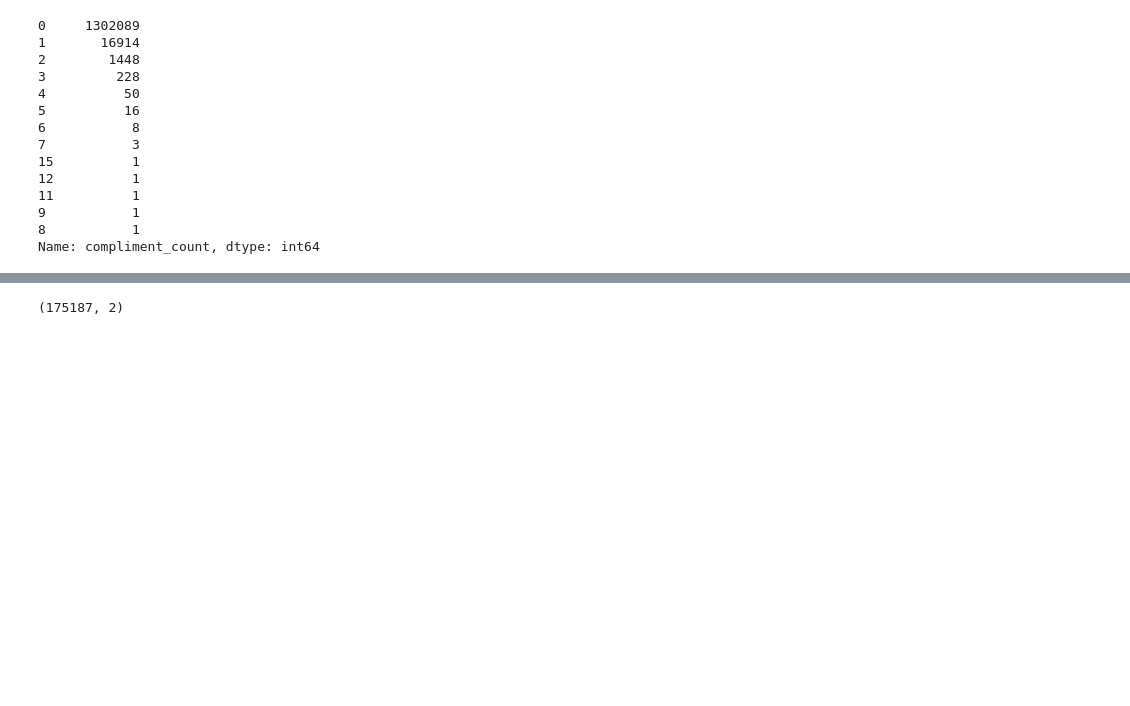
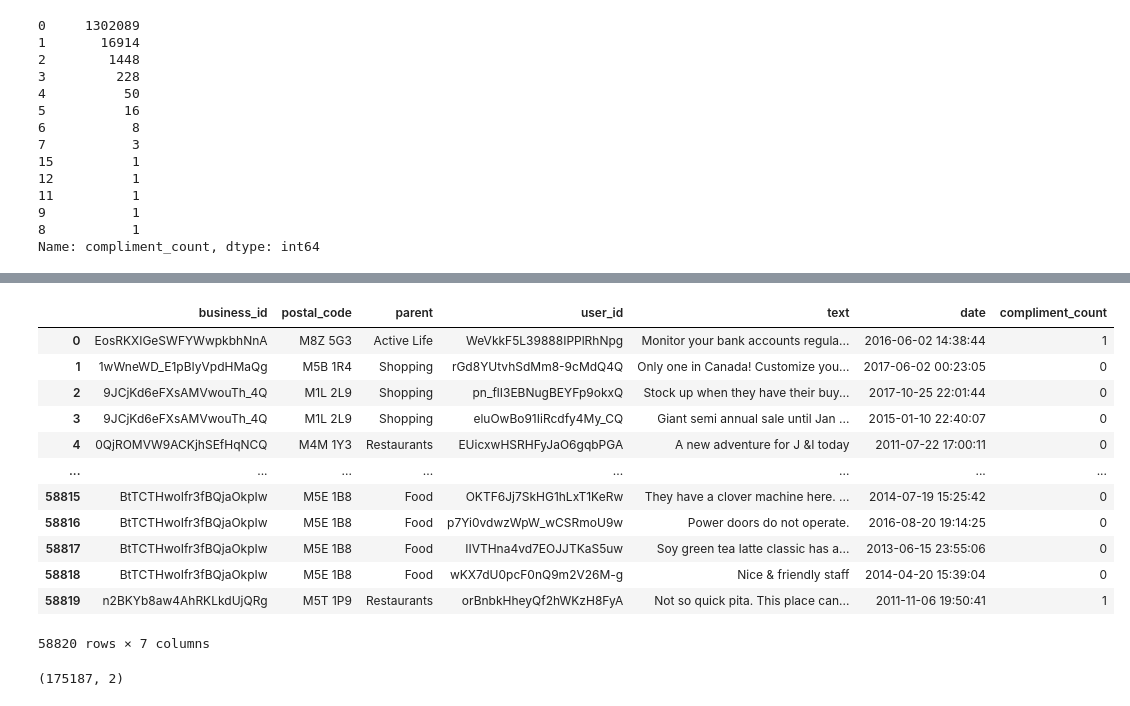
Before and after one commit to anulkar/yelp-visualizations, a Jupyter notebook: yelp_dataset_cleanup.ipynb, the cells around one changed output, grey strips where cells are left out. Drawn from its saved outputs; the diff is of its cells as text; code cells hidden in the pictures; blank space fills up the shorter version.

```diff
--- a/yelp_dataset_cleanup.ipynb
+++ b/yelp_dataset_cleanup.ipynb
@@ -164,3 +166,7 @@ yelp_tips_data.compliment_count.value_counts()
 9           1
 8           1
 Name: compliment_count, dtype: int64
+# %%
+# Merge of business and tips dataframes for Toronto
+tips_business_merge = pd.merge(yelp_toronto, yelp_tips_data, how ='inner', on ='business_id')
+tips_business_merge.head()
@@ -167,3 +180,21 @@ Name: compliment_count, dtype: int64
+# %%
+tips_business_merge
+tips_business_merge_min = tips_business_merge.drop(["name","address","city","state","latitude","longitude","stars","review_count","is_open","attributes","categories","hours"], axis=1)
+tips_business_merge_min
+# %% [output]
+|  | business_id | postal_code | parent | user_id | text | date | compliment_count |
+| 0 | EosRKXIGeSWFYWwpkbhNnA | M8Z 5G3 | Active Life | WeVkkF5L39888IPPlRhNpg | Monitor your bank accounts regula... | 2016-06-02 14:38:44 | 1 |
+| 1 | 1wWneWD_E1pBIyVpdHMaQg | M5B 1R4 | Shopping | rGd8YUtvhSdMm8-9cMdQ4Q | Only one in Canada! Customize you... | 2017-06-02 00:23:05 | 0 |
+| 2 | 9JCjKd6eFXsAMVwouTh_4Q | M1L 2L9 | Shopping | pn_flI3EBNugBEYFp9okxQ | Stock up when they have their buy... | 2017-10-25 22:01:44 | 0 |
+| 3 | 9JCjKd6eFXsAMVwouTh_4Q | M1L 2L9 | Shopping | eluOwBo91IiRcdfy4My_CQ | Giant semi annual sale until Jan ... | 2015-01-10 22:40:07 | 0 |
+| 4 | 0QjROMVW9ACKjhSEfHqNCQ | M4M 1Y3 | Restaurants | EUicxwHSRHFyJaO6gqbPGA | A new adventure for J &I today | 2011-07-22 17:00:11 | 0 |
+| ... | ... | ... | ... | ... | ... | ... | ... |
+| 58815 | BtTCTHwoIfr3fBQjaOkpIw | M5E 1B8 | Food | OKTF6Jj7SkHG1hLxT1KeRw | They have a clover machine here. ... | 2014-07-19 15:25:42 | 0 |
+| 58816 | BtTCTHwoIfr3fBQjaOkpIw | M5E 1B8 | Food | p7Yi0vdwzWpW_wCSRmoU9w | Power doors do not operate. | 2016-08-20 19:14:25 | 0 |
+| 58817 | BtTCTHwoIfr3fBQjaOkpIw | M5E 1B8 | Food | IIVTHna4vd7EOJJTKaS5uw | Soy green tea latte classic has a... | 2013-06-15 23:55:06 | 0 |
+| 58818 | BtTCTHwoIfr3fBQjaOkpIw | M5E 1B8 | Food | wKX7dU0pcF0nQ9m2V26M-g | Nice & friendly staff | 2014-04-20 15:39:04 | 0 |
+| 58819 | n2BKYb8aw4AhRKLkdUjQRg | M5T 1P9 | Restaurants | orBnbkHheyQf2hWKzH8FyA | Not so quick pita. This place can... | 2011-11-06 19:50:41 | 1 |
+58820 rows × 7 columns
 # %%
 # Convert/Save the DataFrame of Yelp tips to a new JSON records file
 orientation = "records"
```
Also changed, not shown: parts of 9 cells of this notebook.
